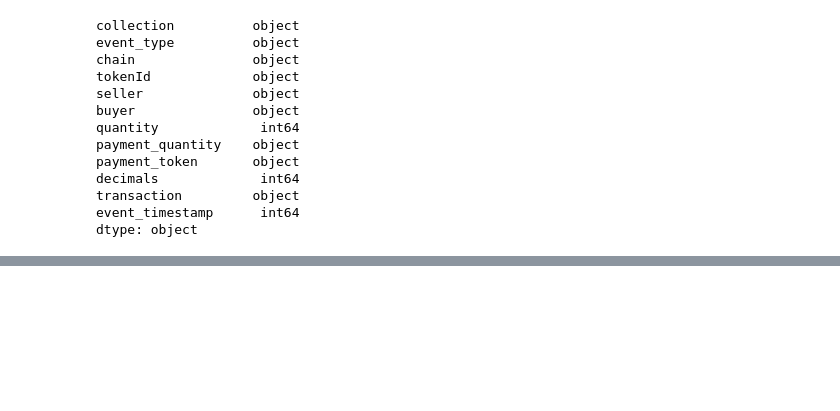
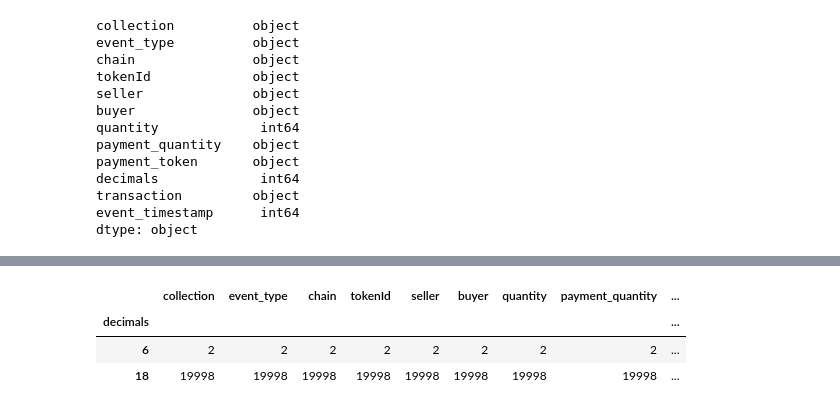
Before and after one commit to kanhnguyxn/DA, a Jupyter notebook: xuly.ipynb, the cells around one changed output, grey strips where cells are left out. Cells and saved outputs as stored; diff of their text form; code cells hidden in the pictures; blank space fills up the shorter version.

```diff
--- a/xuly.ipynb
+++ b/xuly.ipynb
@@ -210,0 +216,7 @@ print(collection)
+# %%
+df_data.groupby('decimals').count()
+# %% [output]
+|  | collection | event_type | chain | tokenId | seller | buyer | quantity | payment_quantity | ... |
+| decimals |  |  |  |  |  |  |  |  | ... |
+| 6 | 2 | 2 | 2 | 2 | 2 | 2 | 2 | 2 | ... |
+| 18 | 19998 | 19998 | 19998 | 19998 | 19998 | 19998 | 19998 | 19998 | ... |
```
Also changed, not shown: parts of 23 cells of this notebook, 4 other files.
